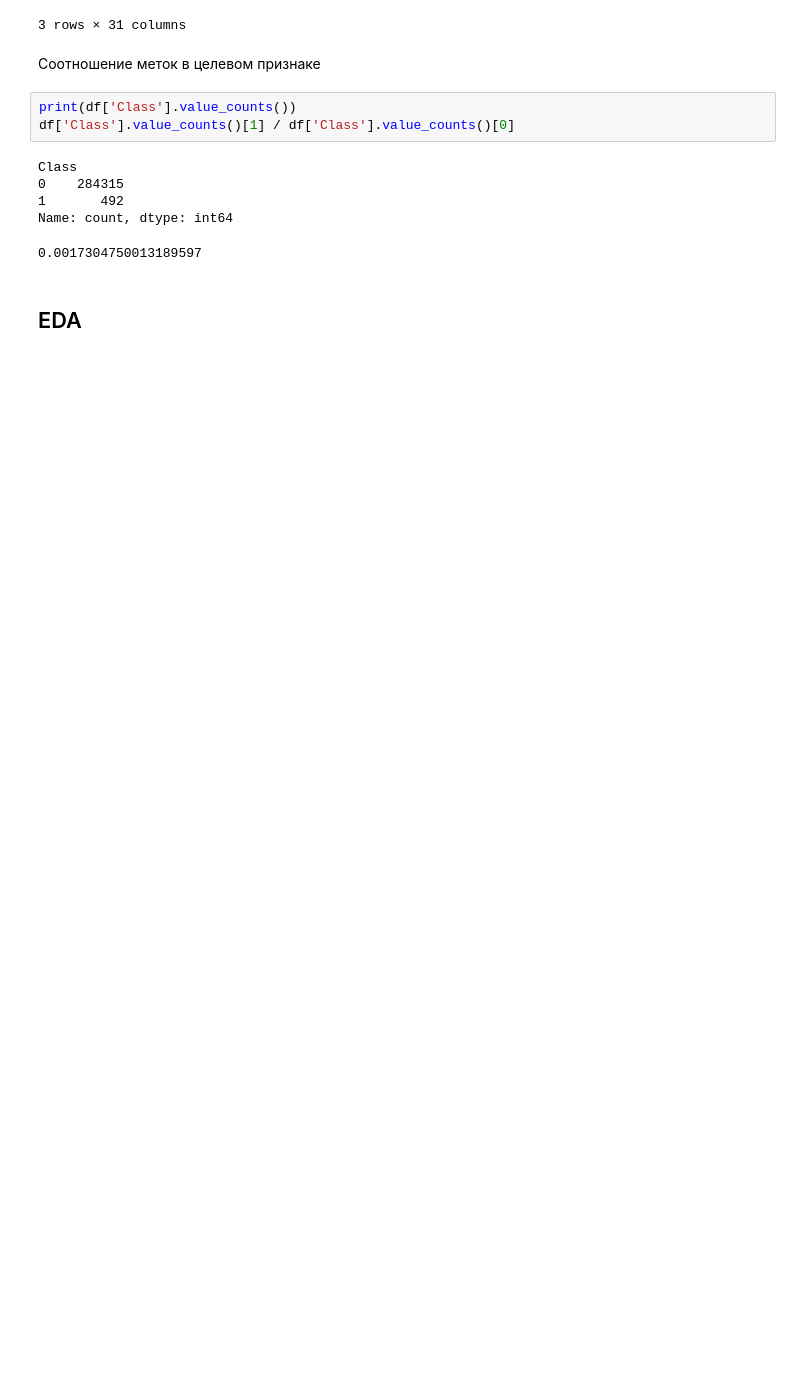
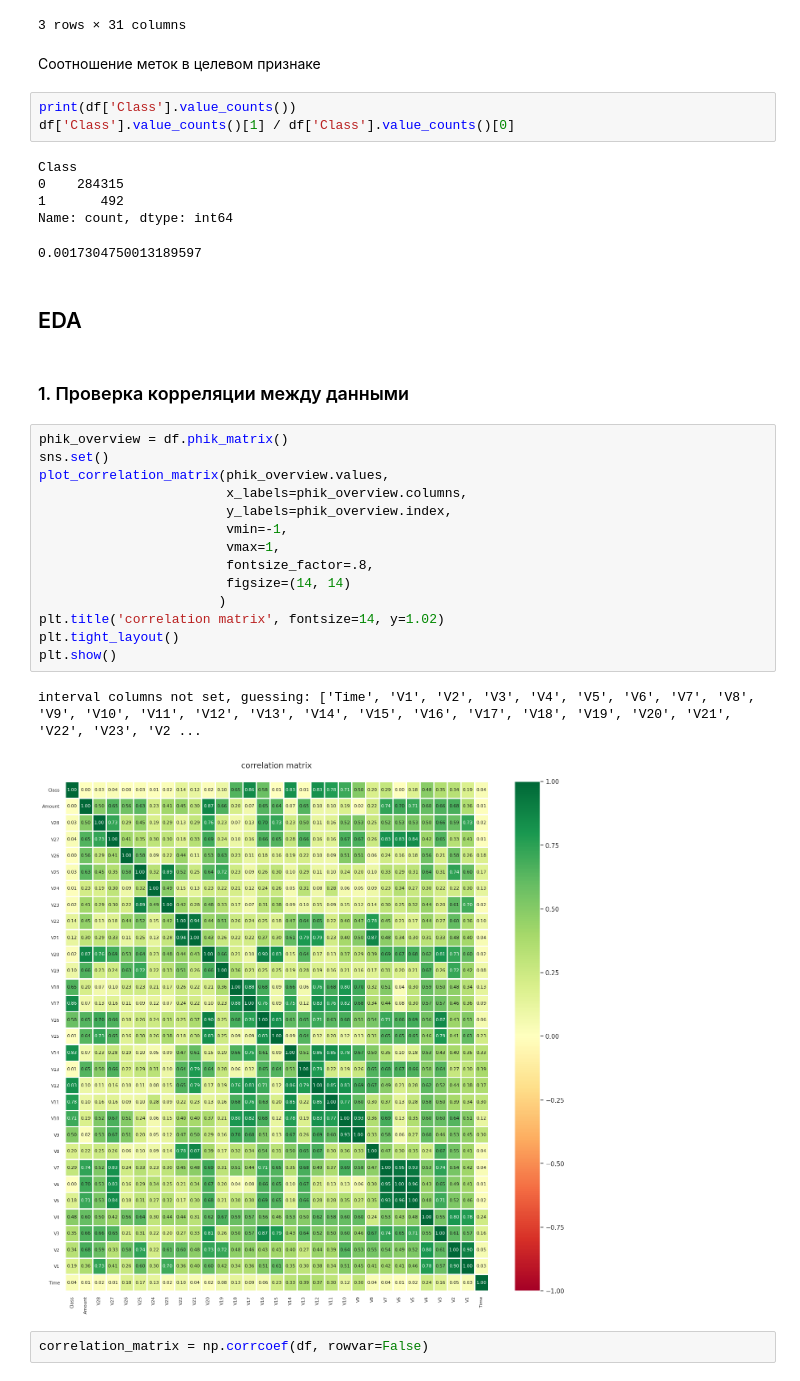
Before and after one commit to denis-42ds/innostage_labs, a Jupyter notebook: credit_card_fraud_analysis/credit_card_fraud_analysis.ipynb, the cells around one changed output. Saved outputs shown, nothing was run; the diff lists cells and outputs as text; blank space fills up the shorter version.

```diff
--- a/credit_card_fraud_analysis/credit_card_fraud_analysis.ipynb
+++ b/credit_card_fraud_analysis/credit_card_fraud_analysis.ipynb
@@ -75,3 +87,24 @@ Name: count, dtype: int64
 0.0017304750013189597
 # %% [markdown]
 ## EDA
+# %% [markdown]
+### 1. Проверка корреляции между данными
+# %%
+phik_overview = df.phik_matrix()
+sns.set()
+plot_correlation_matrix(phik_overview.values,
+                        x_labels=phik_overview.columns,
+                        y_labels=phik_overview.index,
+                        vmin=-1,
+                        vmax=1,
+                        fontsize_factor=.8,
+                        figsize=(14, 14)
+                       )
+plt.title('correlation matrix', fontsize=14, y=1.02)
+plt.tight_layout()
+plt.show()
+# %% [output]
+interval columns not set, guessing: ['Time', 'V1', 'V2', 'V3', 'V4', 'V5', 'V6', 'V7', 'V8', 'V9', 'V10', 'V11', 'V12', 'V13', 'V14', 'V15', 'V16', 'V17', 'V18', 'V19', 'V20', 'V21', 'V22', 'V23', 'V2 ...
+[figure, added]
+# %%
+correlation_matrix = np.corrcoef(df, rowvar=False)
```
Also changed, not shown: parts of 25 cells of this notebook, 3 other files.
